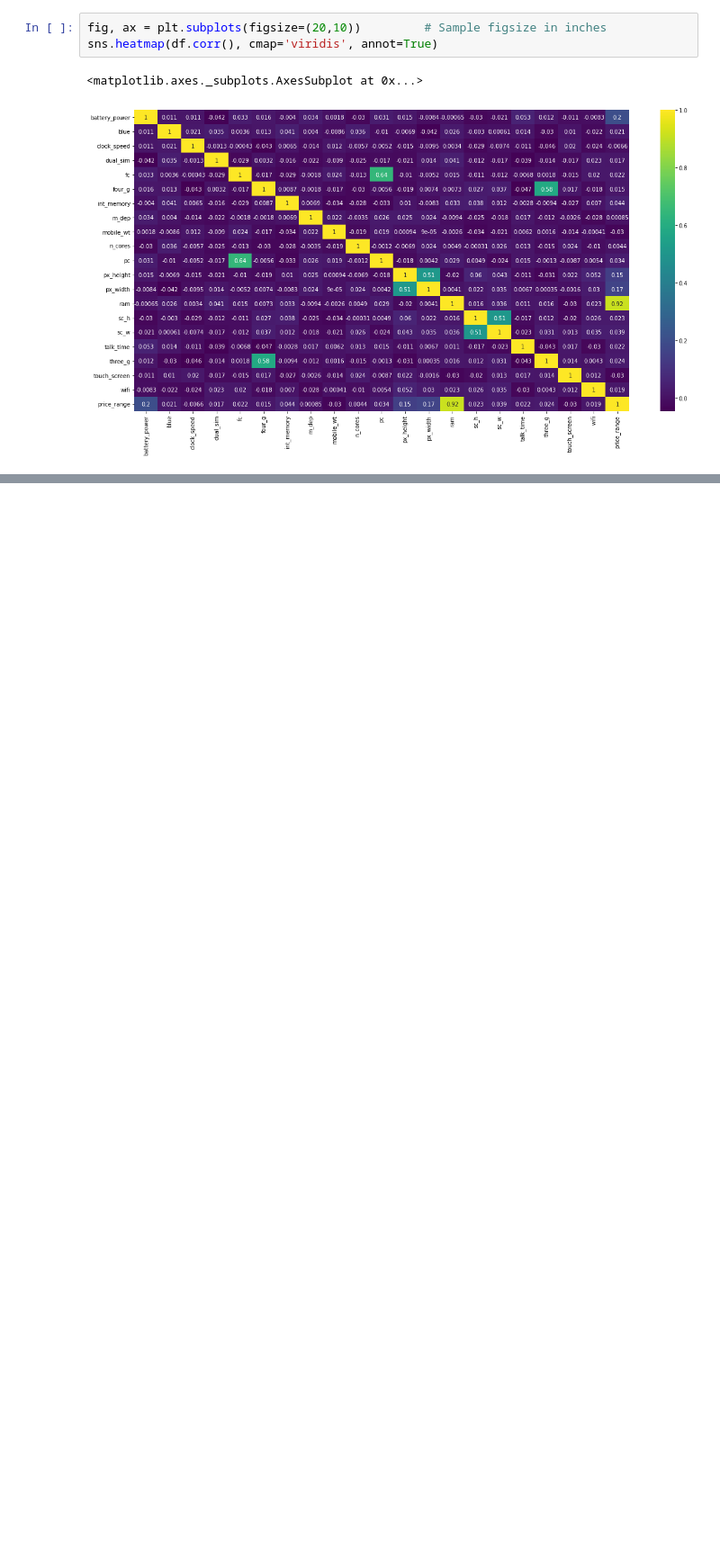
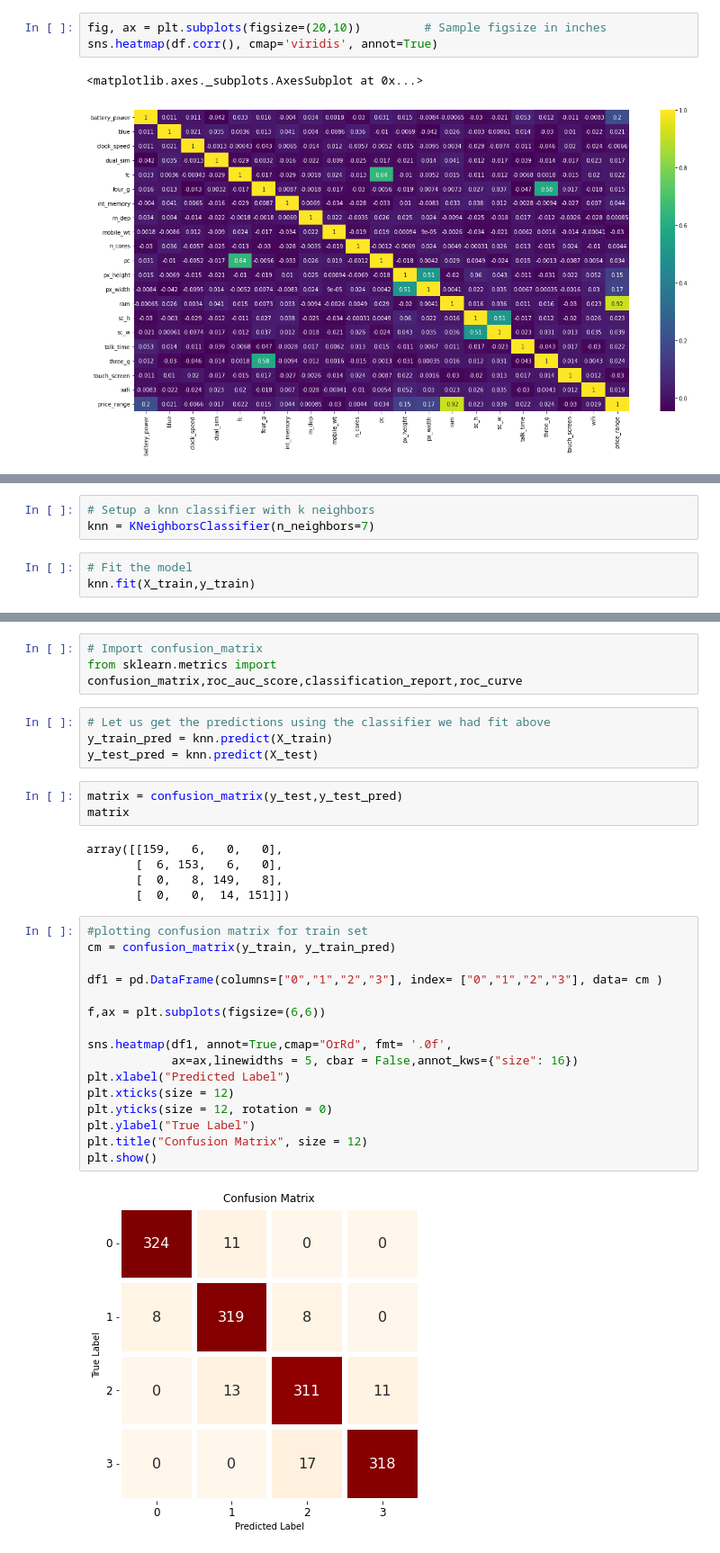
Before and after one commit to Debabarata308/Mobile-Price-Range-Prediction, a Jupyter notebook: Mobile_Price_Range_Prediction_Capstone_Project.ipynb, the cells around one changed output, grey strips where cells are left out. Shown: that part at 90% size. Saved outputs shown, nothing was run; the diff lists cells and outputs as text; blank space fills up the shorter version.

```diff
--- a/Mobile_Price_Range_Prediction_Capstone_Project.ipynb
+++ b/Mobile_Price_Range_Prediction_Capstone_Project.ipynb
@@ -361,0 +416,6 @@ sns.heatmap(df.corr(), cmap='viridis', annot=True)
+# %%
+# Setup a knn classifier with k neighbors
+knn = KNeighborsClassifier(n_neighbors=7)
+# %%
+# Fit the model
+knn.fit(X_train,y_train)
@@ -361,0 +435,33 @@ sns.heatmap(df.corr(), cmap='viridis', annot=True)
+# %%
+# Import confusion_matrix
+from sklearn.metrics import confusion_matrix,roc_auc_score,classification_report,roc_curve
+# %%
+# Let us get the predictions using the classifier we had fit above
+y_train_pred = knn.predict(X_train)
+y_test_pred = knn.predict(X_test)
+# %%
+matrix = confusion_matrix(y_test,y_test_pred)
+matrix
+# %% [output]
+array([[159,   6,   0,   0],
+       [  6, 153,   6,   0],
+       [  0,   8, 149,   8],
+       [  0,   0,  14, 151]])
+# %%
+#plotting confusion matrix for train set
+cm = confusion_matrix(y_train, y_train_pred)
+
+df1 = pd.DataFrame(columns=["0","1","2","3"], index= ["0","1","2","3"], data= cm )
+
+f,ax = plt.subplots(figsize=(6,6))
+
+sns.heatmap(df1, annot=True,cmap="OrRd", fmt= '.0f',
+            ax=ax,linewidths = 5, cbar = False,annot_kws={"size": 16})
+plt.xlabel("Predicted Label")
+plt.xticks(size = 12)
+plt.yticks(size = 12, rotation = 0)
+plt.ylabel("True Label")
+plt.title("Confusion Matrix", size = 12)
+plt.show()
+# %% [output]
+[figure, added]
```
Also changed, not shown: parts of 62 cells of this notebook.
